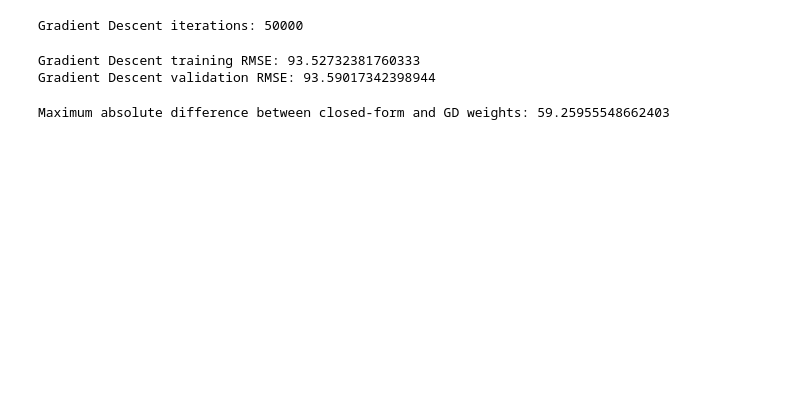
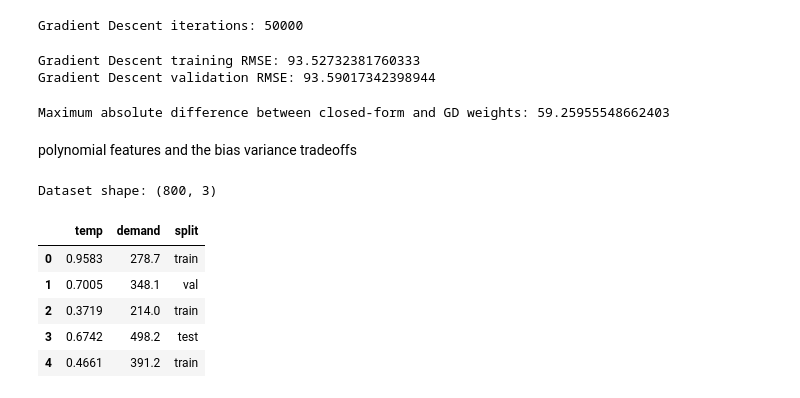
Before and after one commit to suryamanoj4/SMAI-Assignment-2, a Jupyter notebook: SMAI_assign_2.ipynb, the cells around one changed output. Drawn from its saved outputs; the diff is of its cells as text; code cells hidden in the pictures; blank space fills up the shorter version.

```diff
--- a/SMAI_assign_2.ipynb
+++ b/SMAI_assign_2.ipynb
@@ -770,3 +772,17 @@ print(
 )
 # %% [output]
 Maximum absolute difference between closed-form and GD weights: 59.25955548662403
+# %% [markdown]
+polynomial features and the bias variance tradeoffs
+# %%
+bike_comfort = pd.read_csv("/content/bike_temp_comfort_zone.csv")
+print("Dataset shape:", bike_comfort.shape)
+display(bike_comfort.head())
+# %% [output]
+Dataset shape: (800, 3)
+|  | temp | demand | split |
+| 0 | 0.9583 | 278.7 | train |
+| 1 | 0.7005 | 348.1 | val |
+| 2 | 0.3719 | 214.0 | train |
+| 3 | 0.6742 | 498.2 | test |
+| 4 | 0.4661 | 391.2 | train |
```
Also changed, not shown: parts of 9 cells of this notebook.
